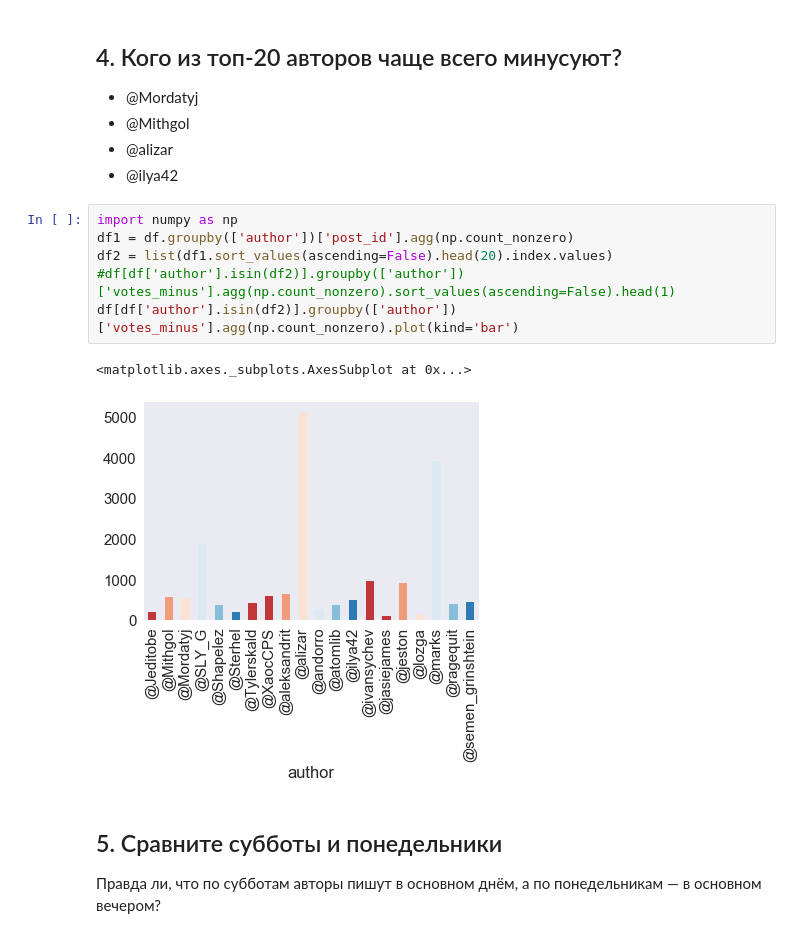
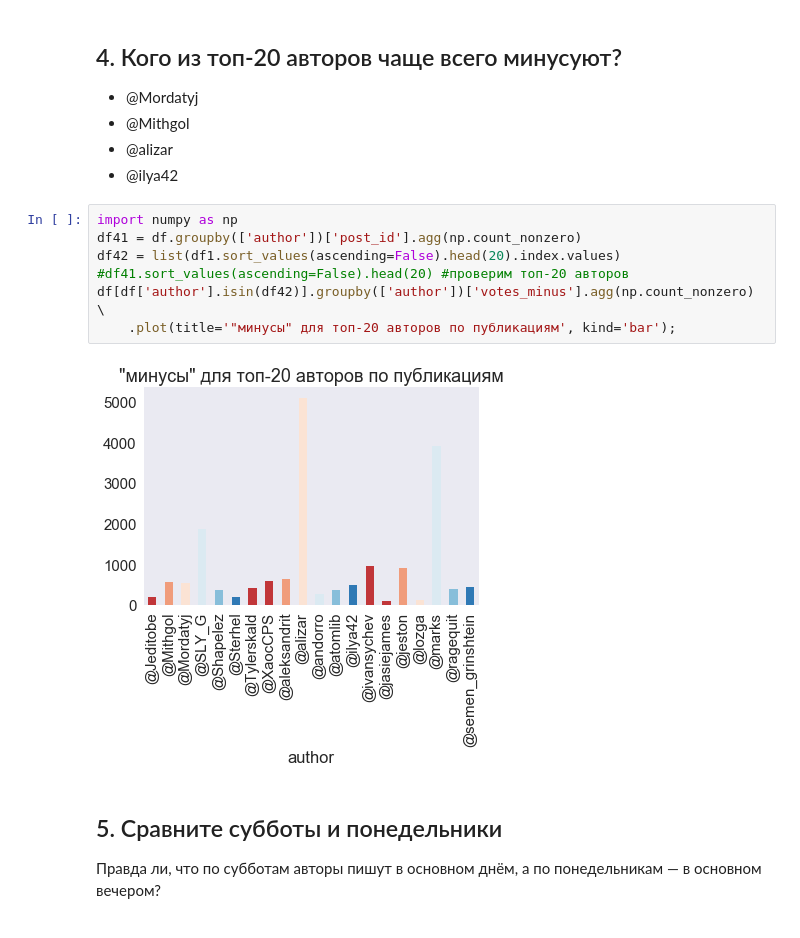
Before and after one commit to mspanfilov/datascience, a Jupyter notebook: jupyter_notebooks/homework/assignment02_habr_visual_analysis_max.ipynb, the cells around one changed output. Saved outputs shown, nothing was run; the diff lists cells and outputs as text.

```diff
--- a/jupyter_notebooks/homework/assignment02_habr_visual_analysis_max.ipynb
+++ b/jupyter_notebooks/homework/assignment02_habr_visual_analysis_max.ipynb
@@ -164,13 +176,13 @@ memory usage: 17.5+ MB
 * @ilya42
 # %%
 import numpy as np
-df1 = df.groupby(['author'])['post_id'].agg(np.count_nonzero)
-df2 = list(df1.sort_values(ascending=False).head(20).index.values)
-#df[df['author'].isin(df2)].groupby(['author'])['votes_minus'].agg(np.count_nonzero).sort_values(ascending=False).head(1)
-df[df['author'].isin(df2)].groupby(['author'])['votes_minus'].agg(np.count_nonzero).plot(kind='bar')
+df41 = df.groupby(['author'])['post_id'].agg(np.count_nonzero)
+df42 = list(df1.sort_values(ascending=False).head(20).index.values)
+#df41.sort_values(ascending=False).head(20) #проверим топ-20 авторов
+df[df['author'].isin(df42)].groupby(['author'])['votes_minus'].agg(np.count_nonzero) \
+    .plot(title='"минусы" для топ-20 авторов по публикациям', kind='bar');
 # %% [output]
-<matplotlib.axes._subplots.AxesSubplot at 0x...>
-[figure, old version]
+[figure, new version]
 # %% [markdown]
 ## 5\. Сравните субботы и понедельники
 
```
Also changed, not shown: parts of 9 cells of this notebook.
